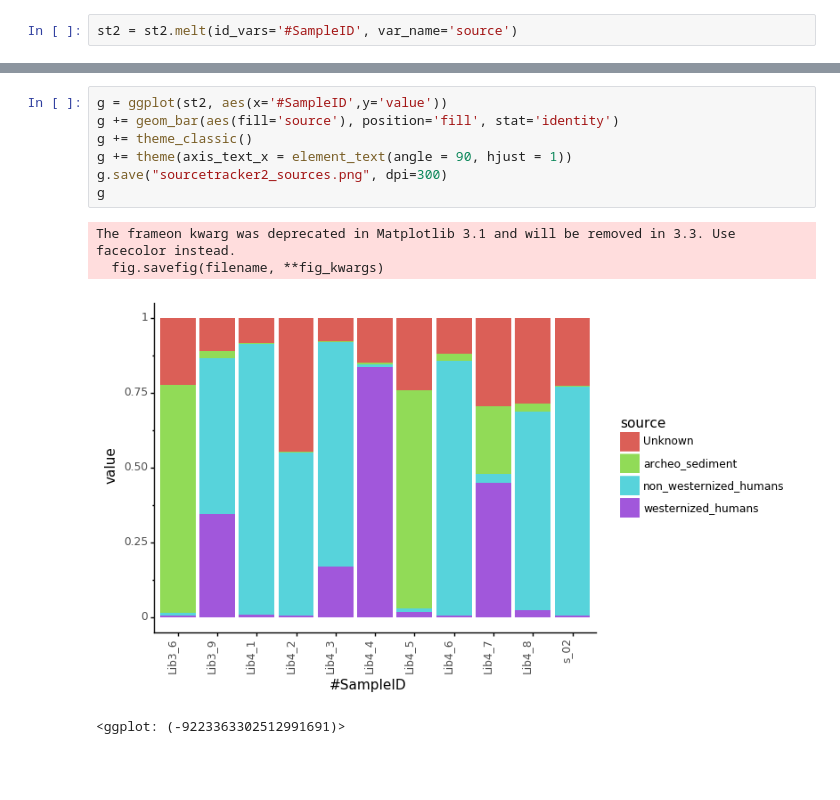
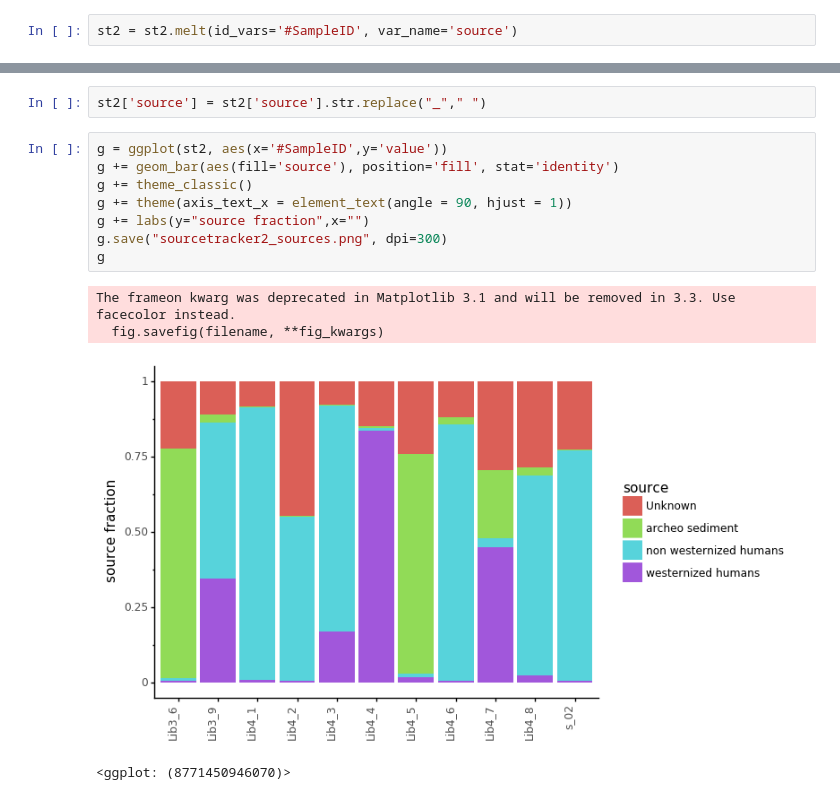
Before and after one commit to maxibor/wibowo_kostic_coprolite, a Jupyter notebook: sourcetracker2/plot_st2.ipynb, the cells around one changed output, grey strips where cells are left out. Cells and saved outputs as stored; diff of their text form; blank space fills up the shorter version.

Commit message:
clean figure and export samples

```diff
--- a/sourcetracker2/plot_st2.ipynb
+++ b/sourcetracker2/plot_st2.ipynb
@@ -32,12 +32,15 @@ st2.sample(5)
+# %%
+st2['source'] = st2['source'].str.replace("_"," ")
 # %%
 g = ggplot(st2, aes(x='#SampleID',y='value'))
 g += geom_bar(aes(fill='source'), position='fill', stat='identity')
 g += theme_classic()
 g += theme(axis_text_x = element_text(angle = 90, hjust = 1))
+g += labs(y="source fraction",x="")
 g.save("sourcetracker2_sources.png", dpi=300)
 g
 # %% [output]
 The frameon kwarg was deprecated in Matplotlib 3.1 and will be removed in 3.3. Use facecolor instead.
   fig.savefig(filename, **fig_kwargs)
-[figure, old version]
+[figure, new version]
-<ggplot: (-9223363302512991691)>
+<ggplot: (8771450946070)>
```
Also changed, not shown: parts of 1 cell of this notebook, 3 other files.
